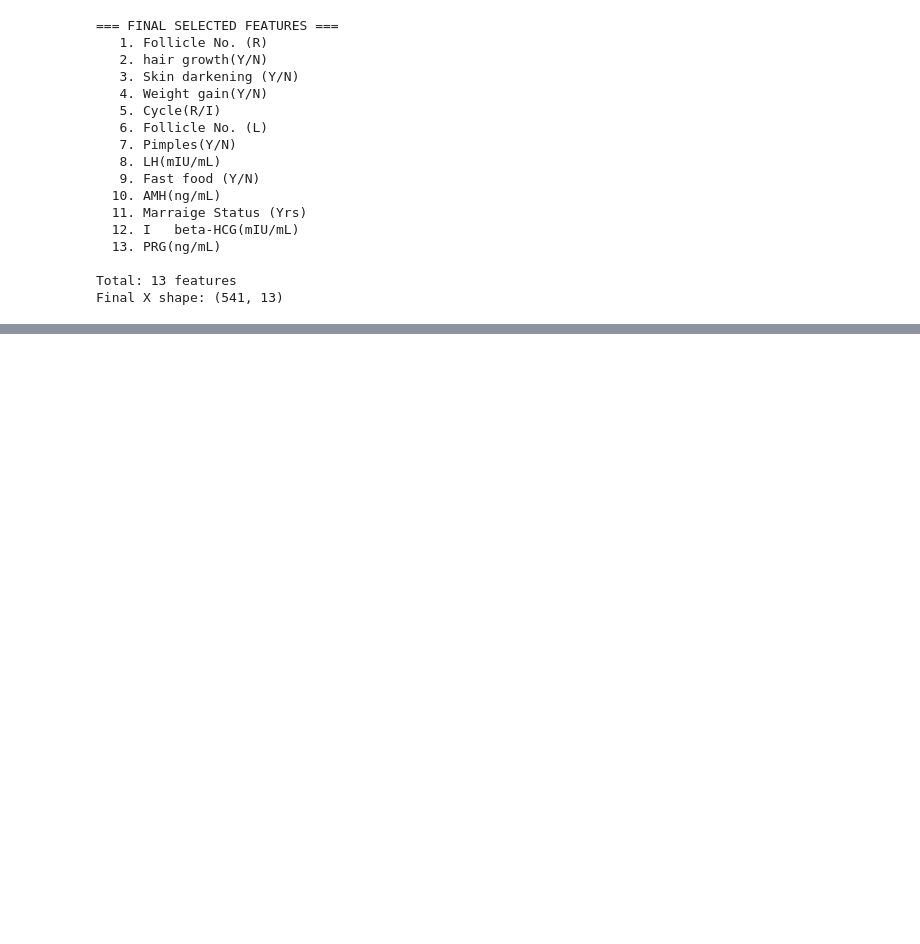
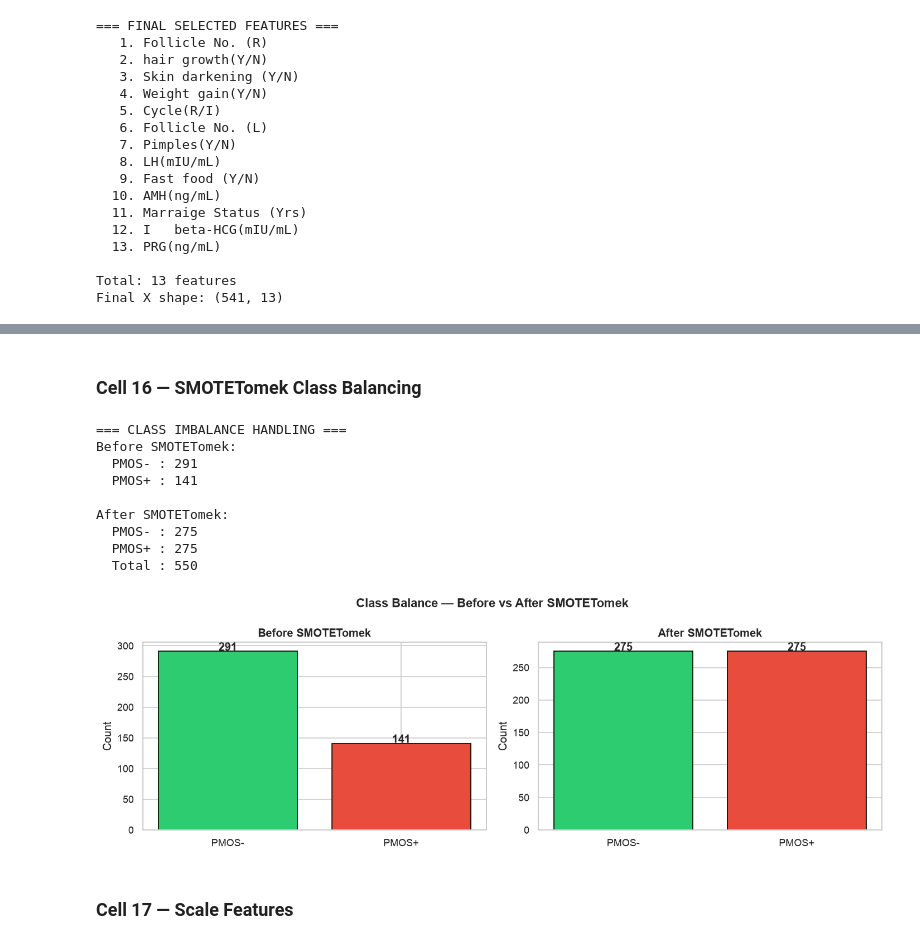
Before and after one commit to annnx7172-cell/PMOS_PROJECT, a Jupyter notebook: notebook/Block2_Preprocessing.ipynb, the cells around one changed output, grey strips where cells are left out. Drawn from its saved outputs; the diff is of its cells as text; code cells hidden in the pictures; blank space fills up the shorter version.

```diff
--- a/notebook/Block2_Preprocessing.ipynb
+++ b/notebook/Block2_Preprocessing.ipynb
@@ -534,0 +537,17 @@ Final X shape: (541, 13)
+# %%
+X_train, X_test, y_train, y_test = train_test_split(
+    X_final, y,
+    test_size=0.2,
+    random_state=42,
+    stratify=y
+)
+
+print('=== TRAIN TEST SPLIT ===')
+print(f'  Training set : {X_train.shape[0]} patients')
+print(f'  Test set     : {X_test.shape[0]} patients')
+print(f'\n  Train target distribution:')
+print(f'    PMOS- : {(y_train==0).sum()} ({(y_train==0).mean()*100:.1f}%)')
+print(f'    PMOS+ : {(y_train==1).sum()} ({(y_train==1).mean()*100:.1f}%)')
+print(f'\n  Test target distribution:')
+print(f'    PMOS- : {(y_test==0).sum()} ({(y_test==0).mean()*100:.1f}%)')
+print(f'    PMOS+ : {(y_test==1).sum()} ({(y_test==1).mean()*100:.1f}%)')
@@ -534,0 +566,52 @@ Final X shape: (541, 13)
+# %% [markdown]
+### Cell 16 — SMOTETomek Class Balancing
+# %%
+smote_tomek = SMOTETomek(random_state=42)
+X_train_balanced, y_train_balanced = smote_tomek.fit_resample(X_train, y_train)
+
+print('=== CLASS IMBALANCE HANDLING ===')
+print(f'Before SMOTETomek:')
+print(f'  PMOS- : {(y_train==0).sum()}')
+print(f'  PMOS+ : {(y_train==1).sum()}')
+print(f'\nAfter SMOTETomek:')
+print(f'  PMOS- : {(y_train_balanced==0).sum()}')
+print(f'  PMOS+ : {(y_train_balanced==1).sum()}')
+print(f'  Total : {len(y_train_balanced)}')
+
+# Plot
+fig, axes = plt.subplots(1, 2, figsize=(12, 4))
+
+axes[0].bar(['PMOS-', 'PMOS+'],
+            [(y_train==0).sum(), (y_train==1).sum()],
+            color=['#2ecc71', '#e74c3c'], edgecolor='black')
+axes[0].set_title('Before SMOTETomek', fontweight='bold')
+axes[0].set_ylabel('Count')
+for i, v in enumerate([(y_train==0).sum(), (y_train==1).sum()]):
+    axes[0].text(i, v+1, str(v), ha='center', fontweight='bold')
+
+axes[1].bar(['PMOS-', 'PMOS+'],
+            [(y_train_balanced==0).sum(), (y_train_balanced==1).sum()],
+            color=['#2ecc71', '#e74c3c'], edgecolor='black')
+axes[1].set_title('After SMOTETomek', fontweight='bold')
+axes[1].set_ylabel('Count')
+for i, v in enumerate([(y_train_balanced==0).sum(), (y_train_balanced==1).sum()]):
+    axes[1].text(i, v+1, str(v), ha='center', fontweight='bold')
+
+plt.suptitle('Class Balance — Before vs After SMOTETomek',
+             fontsize=13, fontweight='bold')
+plt.tight_layout()
+plt.savefig('outputs/plots/B2_06_class_balance.png', bbox_inches='tight')
+plt.show()
+# %% [output]
+=== CLASS IMBALANCE HANDLING ===
+Before SMOTETomek:
+  PMOS- : 291
+  PMOS+ : 141
+
+After SMOTETomek:
+  PMOS- : 275
+  PMOS+ : 275
+  Total : 550
+[figure, added]
+# %% [markdown]
+### Cell 17 — Scale Features
```
Also changed, not shown: parts of 6 cells of this notebook, 2 other files.
